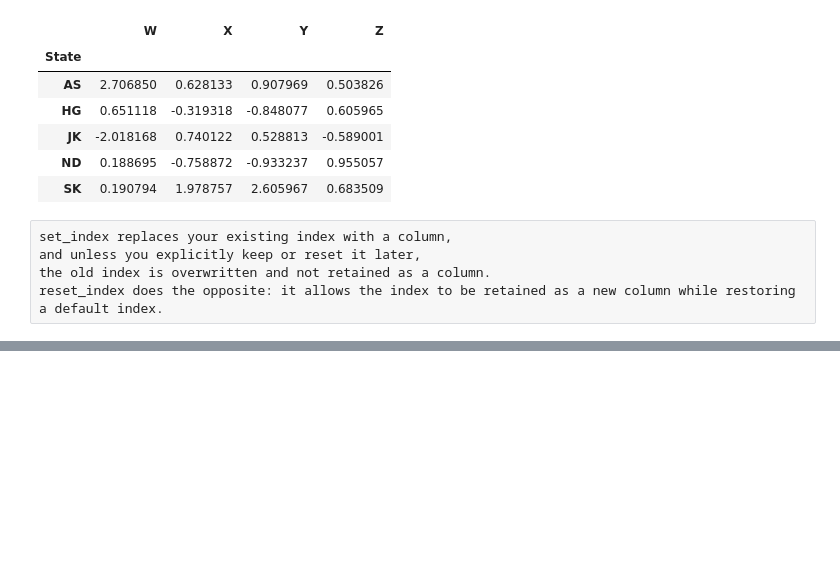
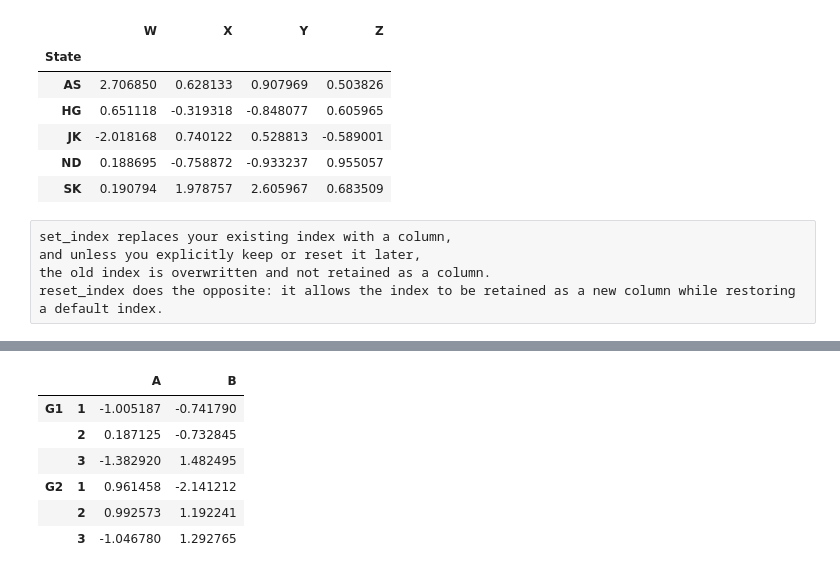
Before and after one commit to r-abinash/jupyter-notebook-practice, a Jupyter notebook: 03-Python-for-Data-Analysis-Pandas/practice-dataframe.ipynb, the cells around one changed output, grey strips where cells are left out. Cells and saved outputs as stored; diff of their text form; code cells hidden in the pictures; blank space fills up the shorter version.

```diff
--- a/03-Python-for-Data-Analysis-Pandas/practice-dataframe.ipynb
+++ b/03-Python-for-Data-Analysis-Pandas/practice-dataframe.ipynb
@@ -325,0 +360,11 @@ reset_index does the opposite: it allows the index to be retained as a new colum
+# %%
+df = pd.DataFrame(randn(6,2),hier_index,['A','B'])
+df # example for multi-index
+# %% [output]
+|  |  | A | B |
+| G1 | 1 | -1.005187 | -0.741790 |
+|  | 2 | 0.187125 | -0.732845 |
+|  | 3 | -1.382920 | 1.482495 |
+| G2 | 1 | 0.961458 | -2.141212 |
+|  | 2 | 0.992573 | 1.192241 |
+|  | 3 | -1.046780 | 1.292765 |
```
Also changed, not shown: parts of 14 cells of this notebook.
